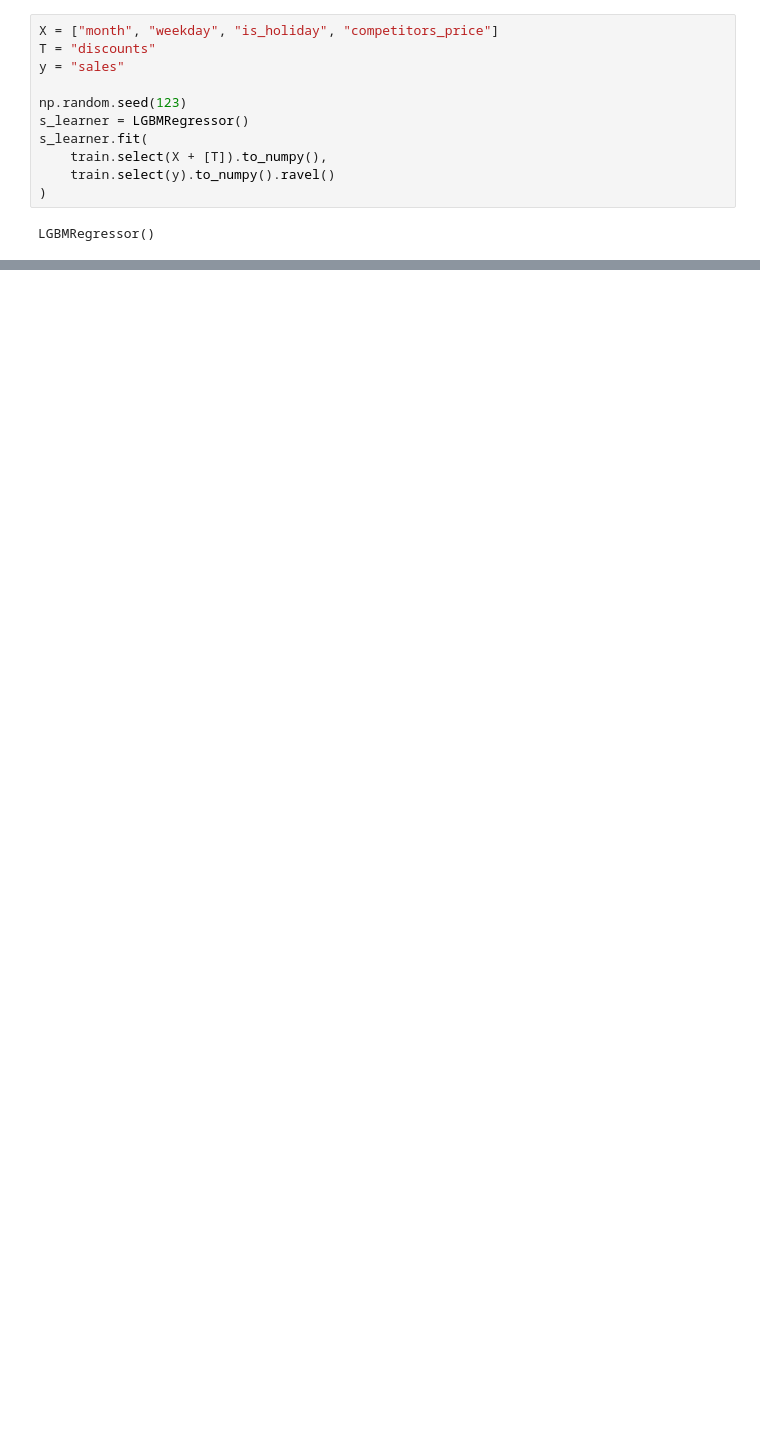
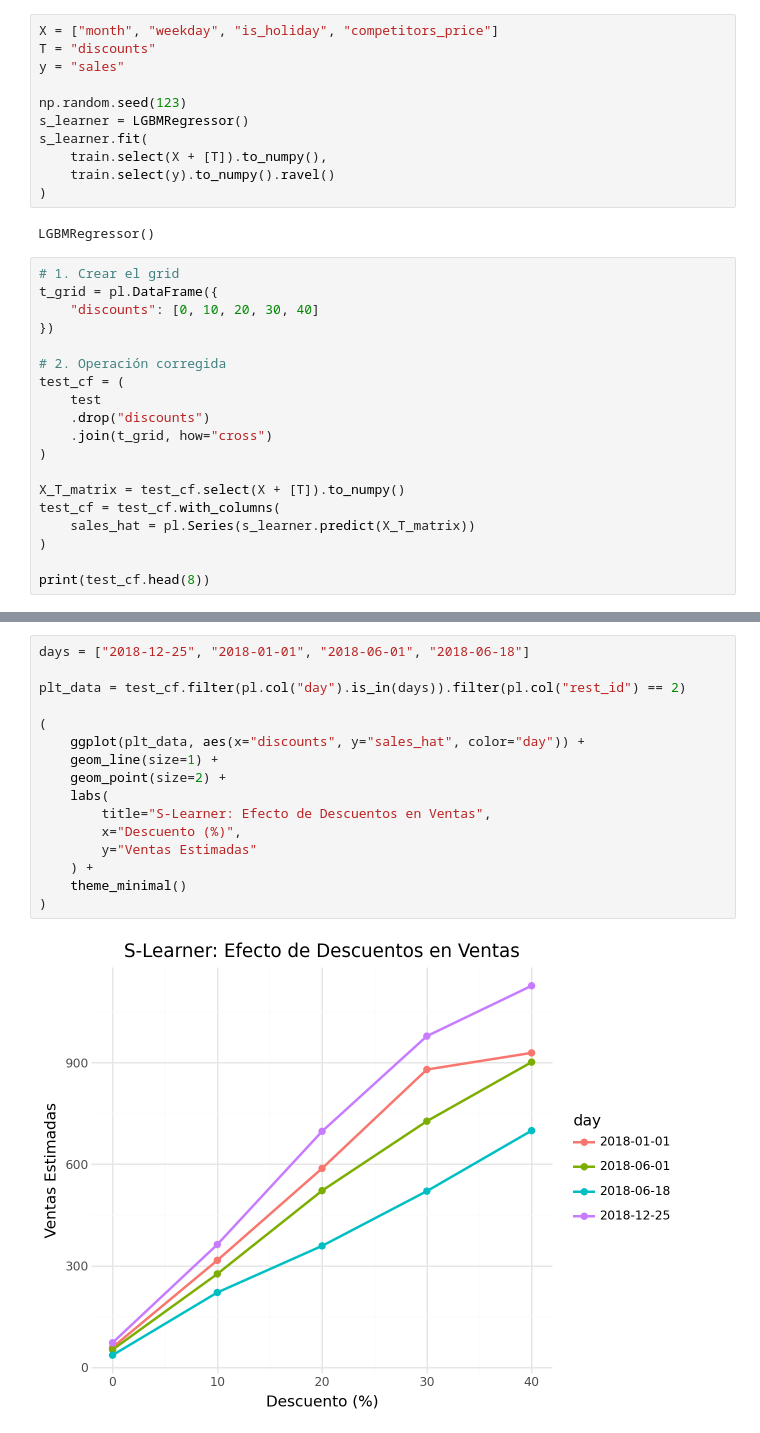
Before and after one commit to Sechi42/Causal_Inference-with-python, a Jupyter notebook: ch07/Meta-Learners.ipynb, the cells around one changed output, grey strips where cells are left out. Saved outputs shown, nothing was run; the diff lists cells and outputs as text; blank space fills up the shorter version.

```diff
--- a/ch07/Meta-Learners.ipynb
+++ b/ch07/Meta-Learners.ipynb
@@ -300,3 +300,22 @@ s_learner.fit(
 )
 # %% [output]
 LGBMRegressor()
+# %%
+# 1. Crear el grid
+t_grid = pl.DataFrame({
+    "discounts": [0, 10, 20, 30, 40]
+})
+
+# 2. Operación corregida
+test_cf = (
+    test
+    .drop("discounts")
+    .join(t_grid, how="cross")
+)
+
+X_T_matrix = test_cf.select(X + [T]).to_numpy()
+test_cf = test_cf.with_columns(
+    sales_hat = pl.Series(s_learner.predict(X_T_matrix))
+)
+
+print(test_cf.head(8))
@@ -302,0 +338,18 @@ LGBMRegressor()
+# %%
+days = ["2018-12-25", "2018-01-01", "2018-06-01", "2018-06-18"]
+
+plt_data = test_cf.filter(pl.col("day").is_in(days)).filter(pl.col("rest_id") == 2)
+
+(
+    ggplot(plt_data, aes(x="discounts", y="sales_hat", color="day")) +
+    geom_line(size=1) +
+    geom_point(size=2) +
+    labs(
+        title="S-Learner: Efecto de Descuentos en Ventas",
+        x="Descuento (%)",
+        y="Ventas Estimadas"
+    ) +
+    theme_minimal()
+)
+# %% [output]
+[figure, added]
```
Also changed, not shown: parts of 20 cells of this notebook, 1 other file.
